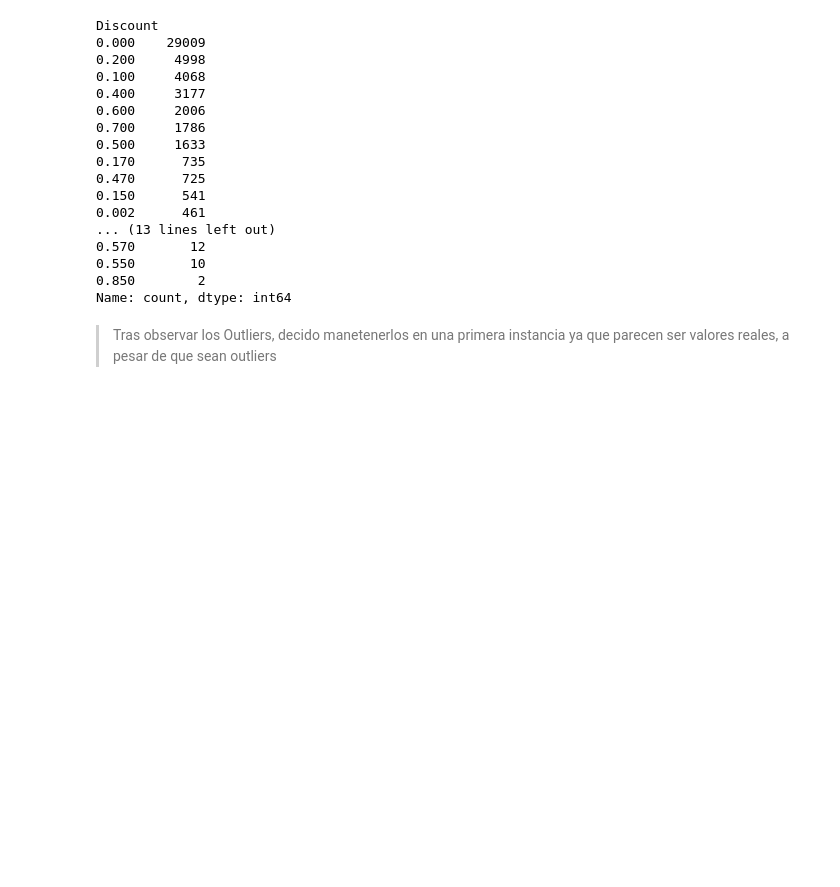
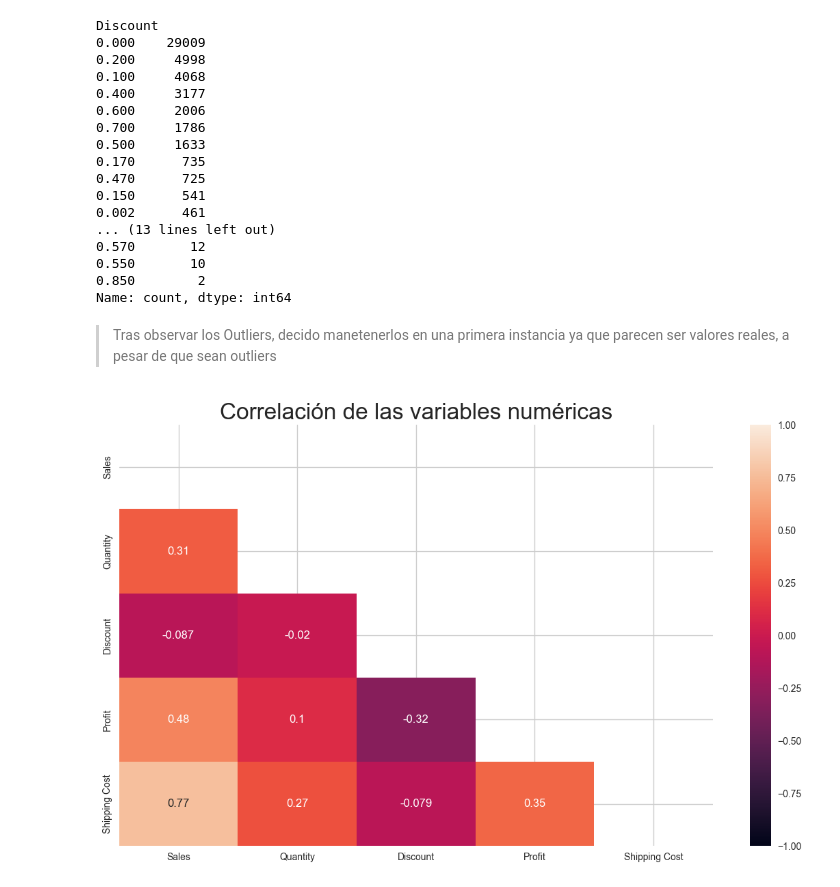
Before and after one commit to Cucks13/Proyecto-9-CLUSTERIZACION, a Jupyter notebook: notebooks/01.ipynb, the cells around one changed output. Saved outputs shown, nothing was run; the diff lists cells and outputs as text; code cells hidden in the pictures; blank space fills up the shorter version.

```diff
--- a/notebooks/01.ipynb
+++ b/notebooks/01.ipynb
@@ -205,3 +236,7 @@ Discount
 Name: count, dtype: int64
 # %% [markdown]
 > Tras observar los Outliers, decido manetenerlos en una primera instancia ya que parecen ser valores reales, a pesar de que sean outliers
+# %%
+GestorExploracion.correlacion()
+# %% [output]
+[figure, added]
```
Also changed, not shown: parts of 15 cells of this notebook, 3 other files.
